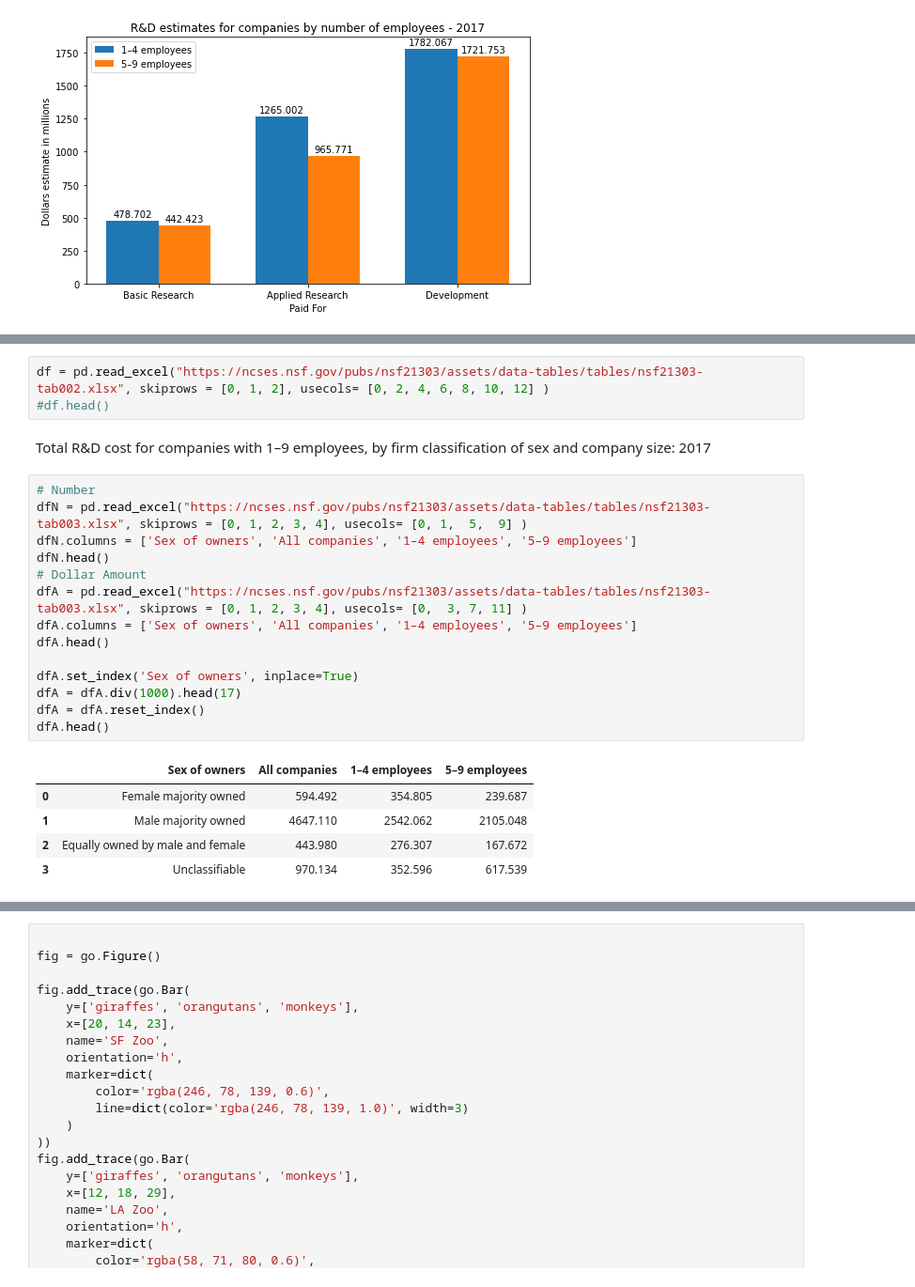
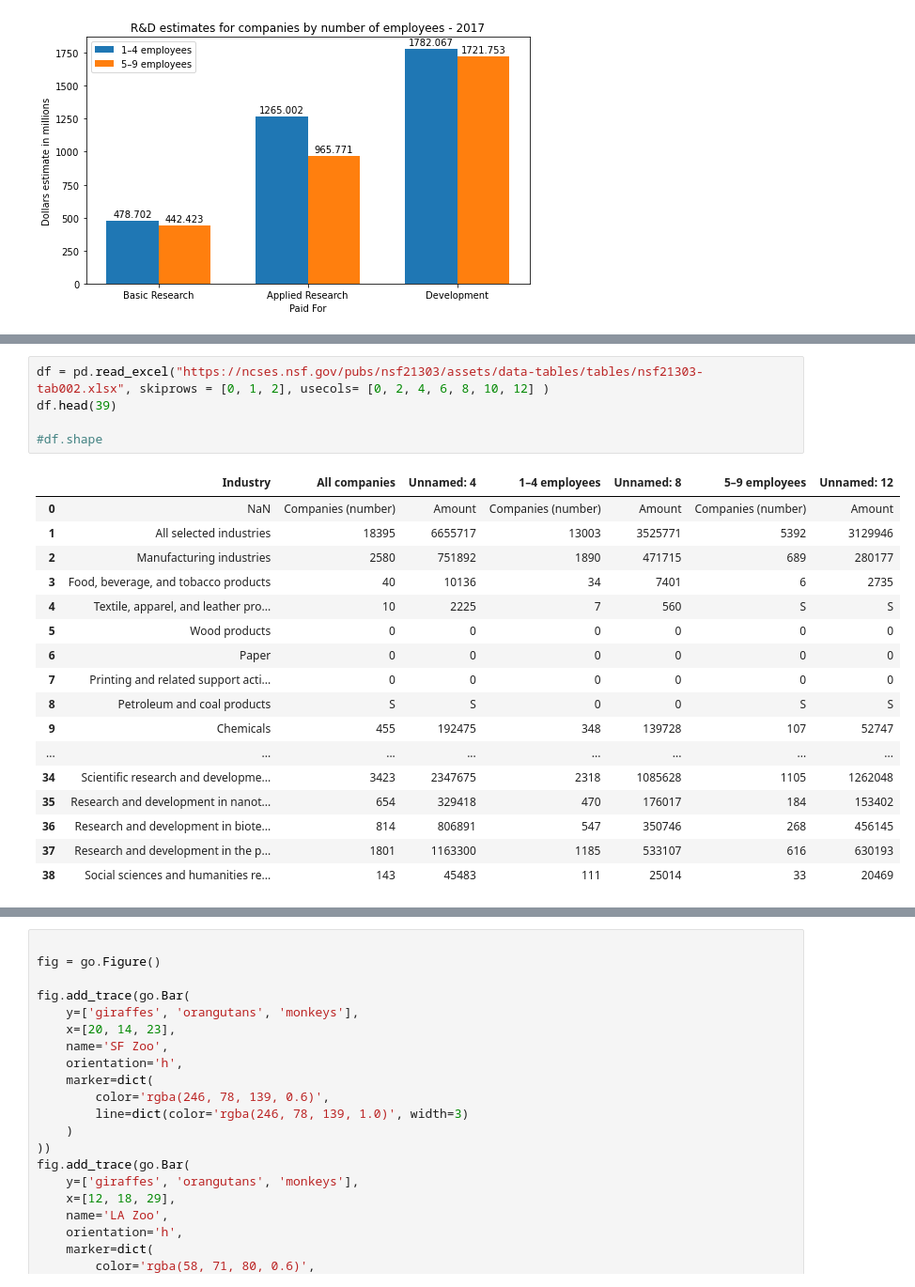
Before and after one commit to mulukenm/DataVisualization, a Jupyter notebook: ABS_Visualization.ipynb, the cells around one changed output, grey strips where cells are left out. Shown at 94% size. Drawn from its saved outputs; the diff is of its cells as text.

```diff
--- a/ABS_Visualization.ipynb
+++ b/ABS_Visualization.ipynb
@@ -272,25 +272,23 @@ Total R&D cost for companies with 1–9 employees, by selected industry and comp
 # %%
 df = pd.read_excel("https://ncses.nsf.gov/pubs/nsf21303/assets/data-tables/tables/nsf21303-tab002.xlsx", skiprows = [0, 1, 2], usecols= [0, 2, 4, 6, 8, 10, 12] )
-#df.head()
+df.head(39)
+
+#df.shape
+# %% [output]
+|  | Industry | All companies | Unnamed: 4 | 1–4 employees | Unnamed: 8 | 5–9 employees | Unnamed: 12 |
+| 0 | NaN | Companies (number) | Amount | Companies (number) | Amount | Companies (number) | Amount |
+| 1 | All selected industries | 18395 | 6655717 | 13003 | 3525771 | 5392 | 3129946 |
+| 2 | Manufacturing industries | 2580 | 751892 | 1890 | 471715 | 689 | 280177 |
+| 3 | Food, beverage, and tobacco products | 40 | 10136 | 34 | 7401 | 6 | 2735 |
+| 4 | Textile, apparel, and leather pro... | 10 | 2225 | 7 | 560 | S | S |
+| 5 | Wood products | 0 | 0 | 0 | 0 | 0 | 0 |
+| 6 | Paper | 0 | 0 | 0 | 0 | 0 | 0 |
+| 7 | Printing and related support acti... | 0 | 0 | 0 | 0 | 0 | 0 |
+| 8 | Petroleum and coal products | S | S | 0 | 0 | S | S |
+| 9 | Chemicals | 455 | 192475 | 348 | 139728 | 107 | 52747 |
+| ... | ... | ... | ... | ... | ... | ... | ... |
+| 34 | Scientific research and developme... | 3423 | 2347675 | 2318 | 1085628 | 1105 | 1262048 |
+| 35 | Research and development in nanot... | 654 | 329418 | 470 | 176017 | 184 | 153402 |
+| 36 | Research and development in biote... | 814 | 806891 | 547 | 350746 | 268 | 456145 |
+| 37 | Research and development in the p... | 1801 | 1163300 | 1185 | 533107 | 616 | 630193 |
+| 38 | Social sciences and humanities re... | 143 | 45483 | 111 | 25014 | 33 | 20469 |
-# %% [markdown]
-Total R&D cost for companies with 1–9 employees, by firm classification of sex and company size: 2017
-# %%
-# Number
-dfN = pd.read_excel("https://ncses.nsf.gov/pubs/nsf21303/assets/data-tables/tables/nsf21303-tab003.xlsx", skiprows = [0, 1, 2, 3, 4], usecols= [0, 1,  5,  9] )
-dfN.columns = ['Sex of owners', 'All companies', '1–4 employees', '5–9 employees']
-dfN.head()
-# Dollar Amount
-dfA = pd.read_excel("https://ncses.nsf.gov/pubs/nsf21303/assets/data-tables/tables/nsf21303-tab003.xlsx", skiprows = [0, 1, 2, 3, 4], usecols= [0,  3, 7, 11] )
-dfA.columns = ['Sex of owners', 'All companies', '1–4 employees', '5–9 employees']
-dfA.head()
-
-dfA.set_index('Sex of owners', inplace=True)
-dfA = dfA.div(1000).head(17)
-dfA = dfA.reset_index()
-dfA.head()
-# %% [output]
-|  | Sex of owners | All companies | 1–4 employees | 5–9 employees |
-| 0 | Female majority owned | 594.492 | 354.805 | 239.687 |
-| 1 | Male majority owned | 4647.110 | 2542.062 | 2105.048 |
-| 2 | Equally owned by male and female | 443.980 | 276.307 | 167.672 |
-| 3 | Unclassifiable | 970.134 | 352.596 | 617.539 |
```
Also changed, not shown: parts of 13 cells of this notebook.
